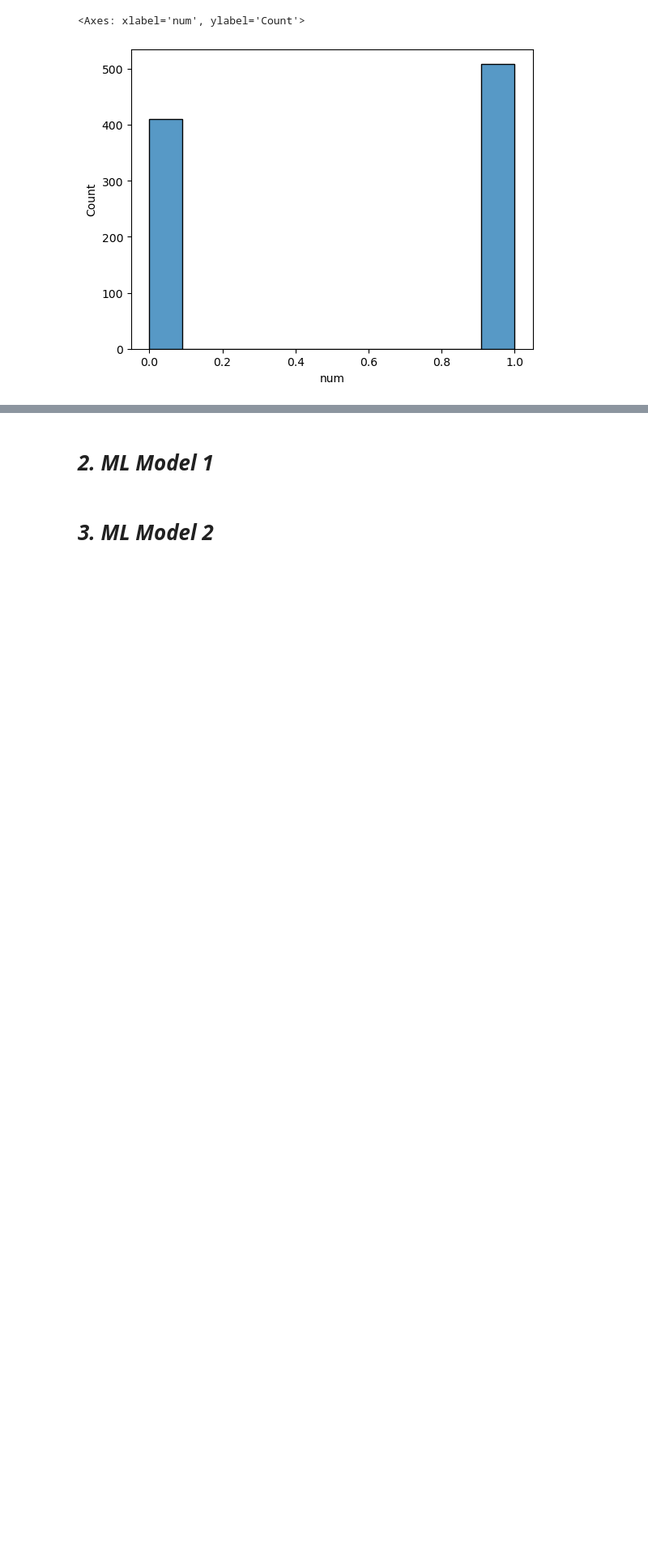
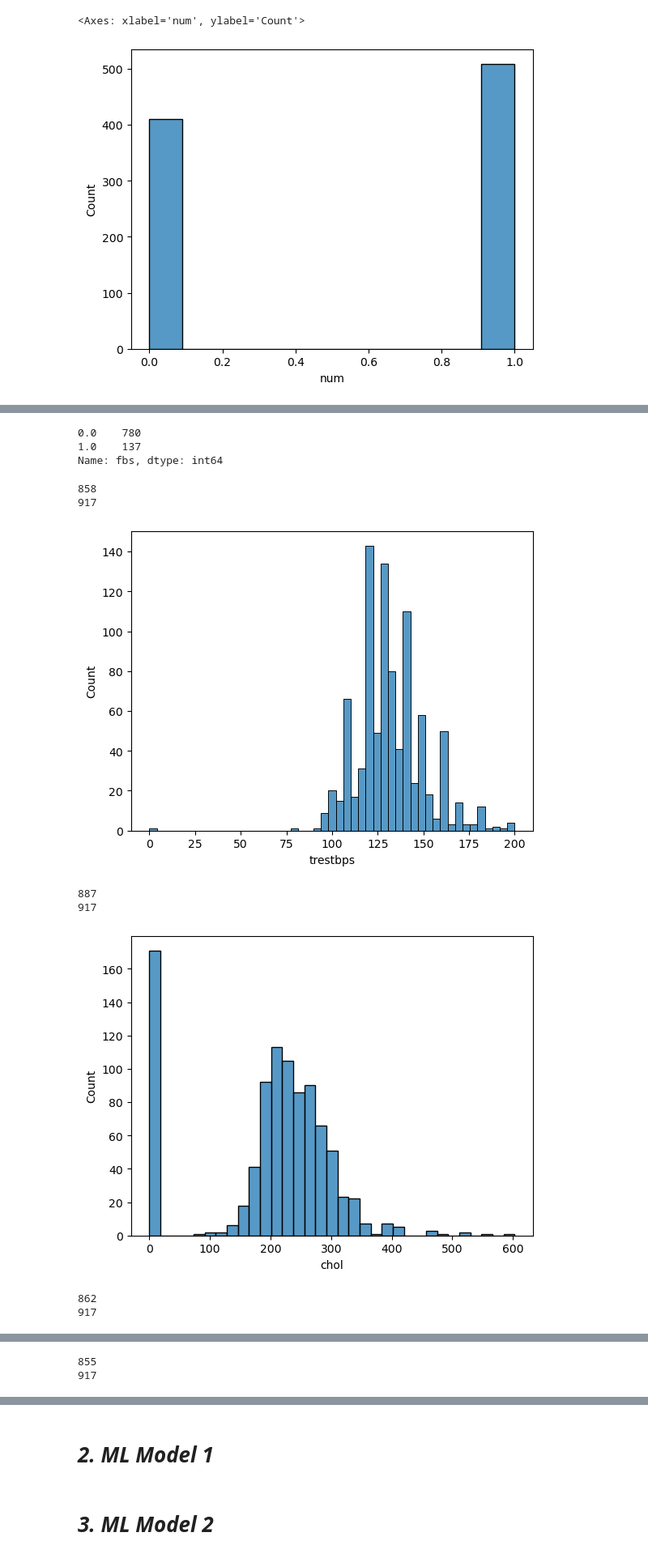
Before and after one commit to arnavyayavaram/ML_Project_SDGs, a Jupyter notebook: Team 08 ML Project.ipynb, the cells around one changed output, grey strips where cells are left out. Shown: that part at 81% size. Drawn from its saved outputs; the diff is of its cells as text; code cells hidden in the pictures; blank space fills up the shorter version.

```diff
--- a/Team 08 ML Project.ipynb
+++ b/Team 08 ML Project.ipynb
@@ -70,7 +102,7 @@ sns.histplot(df['num'])
 nan_columns = []
 for column in df.columns:
     print(f"Column {column} unique values: \n{df[column].unique()}\n")
-    if '?' in df[column].values:
+    if df[column].isnull().values.any():
         nan_columns.append(column)
 nan_columns
 # %% [output]
@@ -134,0 +165,13 @@ sns.pairplot(df)
+# %%
+mean = ['trestbps', 'chol', 'thalach', 'oldpeak']
+mode = ['fbs', 'exang', 'slope', 'ca', 'thal']
+def convert_to_float(x):
+    if x!= x:
+        return x
+    return float(x)
+df.drop(df[df['restecg'].isna()].index,inplace = True)
+df['restecg'] = df['restecg'].apply(convert_to_float)
+# %%
+df['fbs'] = df['fbs'].apply(convert_to_float)
+df['fbs'] = df['fbs'].fillna(0)
+df['fbs'].count()
@@ -134,0 +180,30 @@ sns.pairplot(df)
+# %%
+# df['fbs'] = df['fbs'].apply(convert_to_float)
+df['fbs'].value_counts()
+# %% [output]
+0.0    780
+1.0    137
+Name: fbs, dtype: int64
+# %%
+def fill_na_with_mean(x):
+    y = x.apply(convert_to_float)
+    return y.fillna(y.mean())
+def fill_na_with_mode(x):
+    y = x.apply(convert_to_float)
+    return y.fillna(y.mode()[0])
+# %%
+for column in mean:
+    print(df[column].count())
+    df[column] = fill_na_with_mean(df[column])
+    print(df[column].count())
+    sns.histplot(df[column])
+    plt.show()
+# %% [output]
+858
+917
+[figure, added]
+887
+917
+[figure, added]
+862
+917
@@ -134,0 +211,2 @@ sns.pairplot(df)
+855
+917
```
Also changed, not shown: parts of 16 cells of this notebook.
